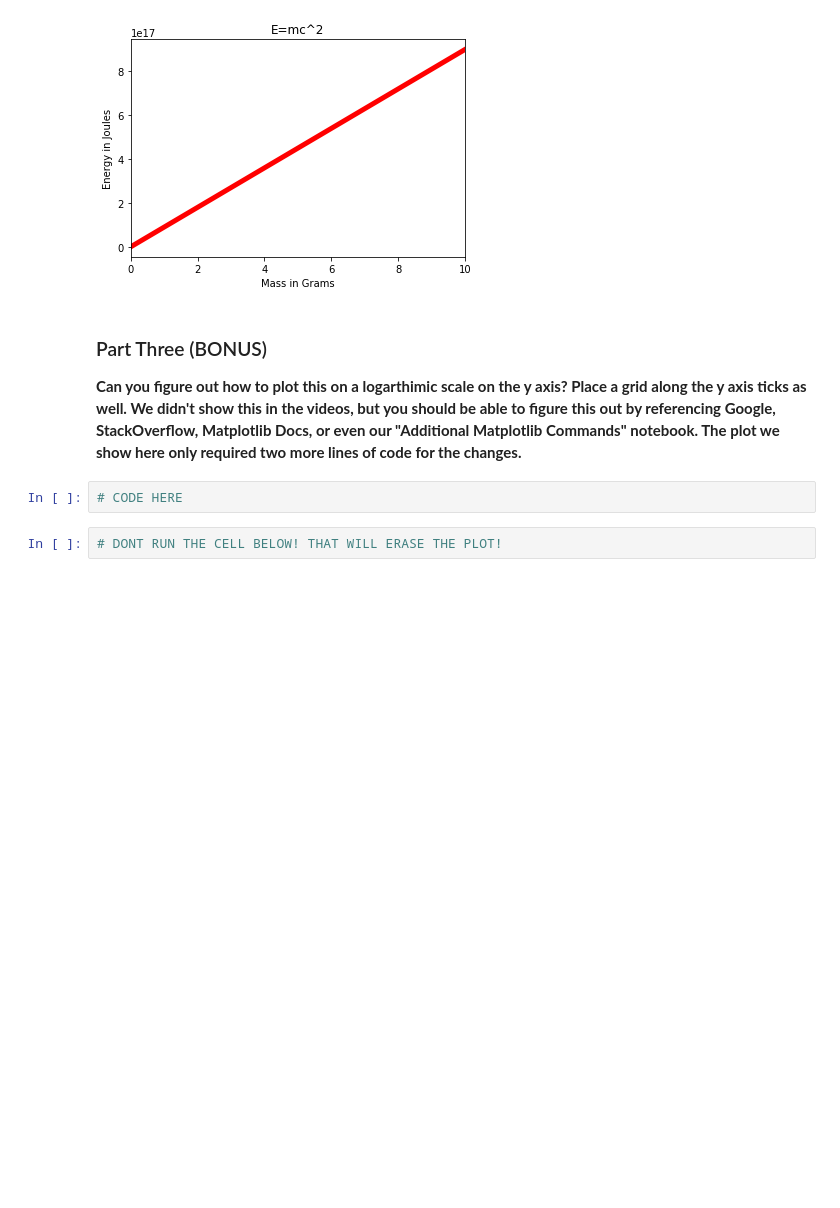
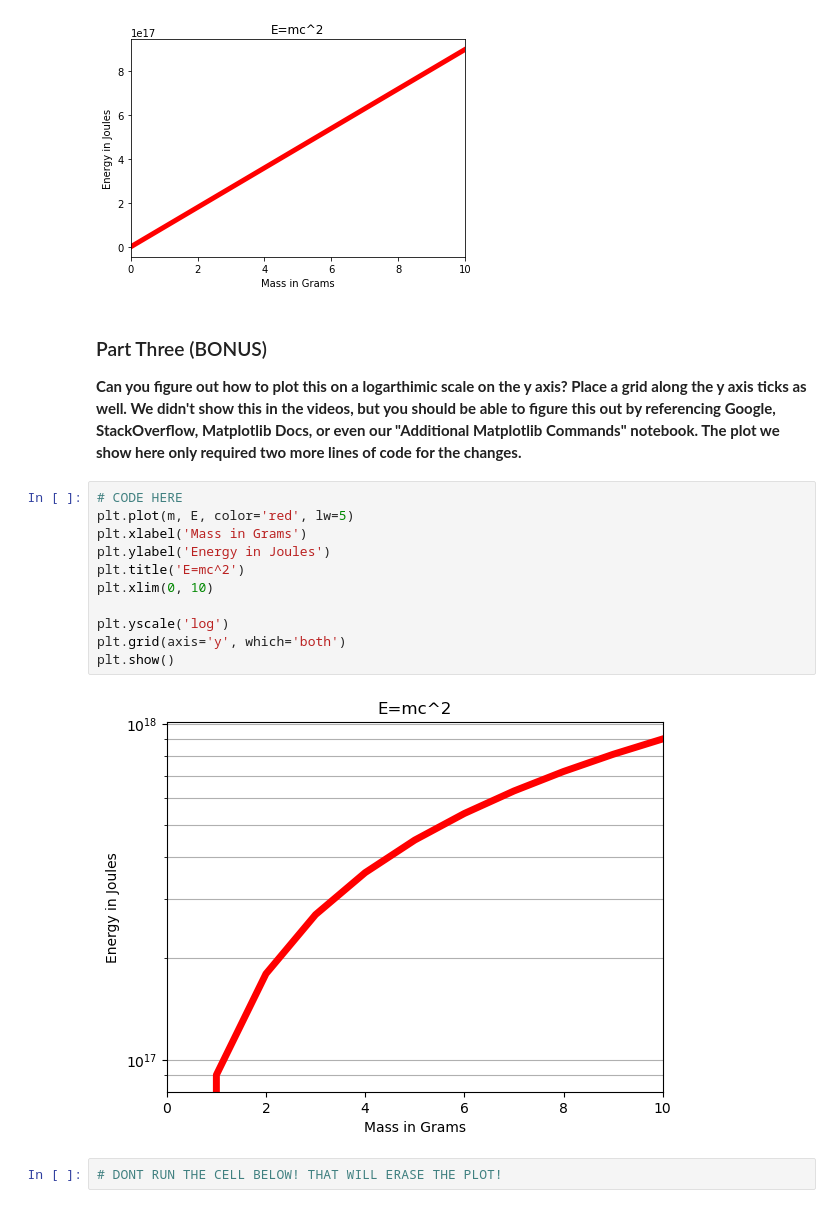
Before and after one commit to jocdev28/DS_ML_COURSE, a Jupyter notebook: NOTEBOOKS_DS_ML_COURSE/04-Matplotlib/04-Matplotlib Exercises .ipynb, the cells around one changed output. Drawn from its saved outputs; the diff is of its cells as text; blank space fills up the shorter version.

```diff
--- a/NOTEBOOKS_DS_ML_COURSE/04-Matplotlib/04-Matplotlib Exercises .ipynb
+++ b/NOTEBOOKS_DS_ML_COURSE/04-Matplotlib/04-Matplotlib Exercises .ipynb
@@ -76,8 +84,19 @@ Now that we have the arrays E and m, we can plot this to see the relationship be
 ### Part Three (BONUS)
 
 **Can you figure out how to plot this on a logarthimic scale on the y axis? Place a grid along the y axis ticks as well. We didn't show this in the videos, but you should be able to figure this out by referencing Google, StackOverflow, Matplotlib Docs, or even our "Additional Matplotlib Commands" notebook. The plot we show here only required two more lines of code for the changes.**
-# %%
-# CODE HERE
+# %%
+# CODE HERE
+plt.plot(m, E, color='red', lw=5)
+plt.xlabel('Mass in Grams')
+plt.ylabel('Energy in Joules')
+plt.title('E=mc^2')
+plt.xlim(0, 10)
+
+plt.yscale('log')
+plt.grid(axis='y', which='both')
+plt.show()
+# %% [output]
+[figure, added]
 # %%
 # DONT RUN THE CELL BELOW! THAT WILL ERASE THE PLOT!
 # %%
```
Also changed, not shown: parts of 11 cells of this notebook.
